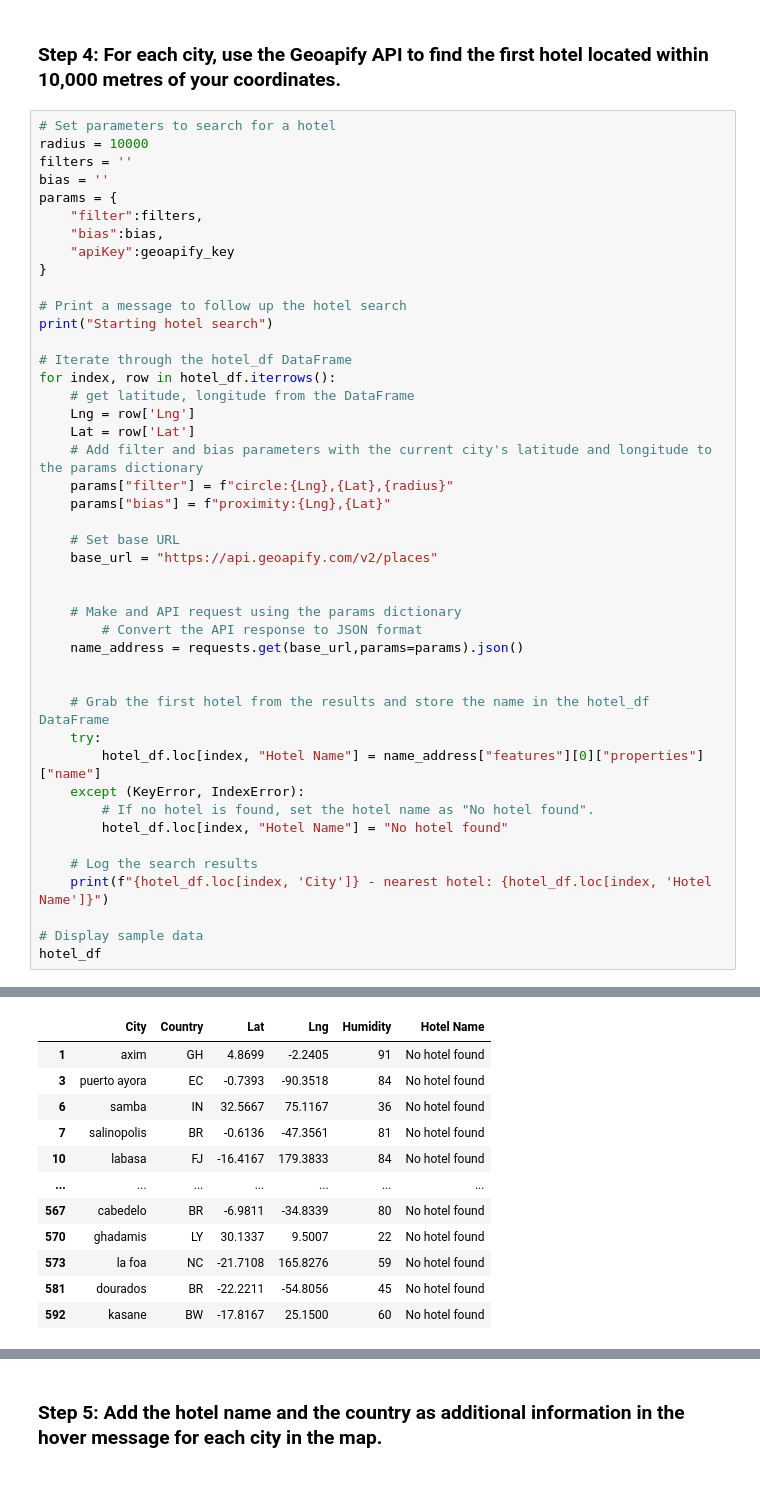
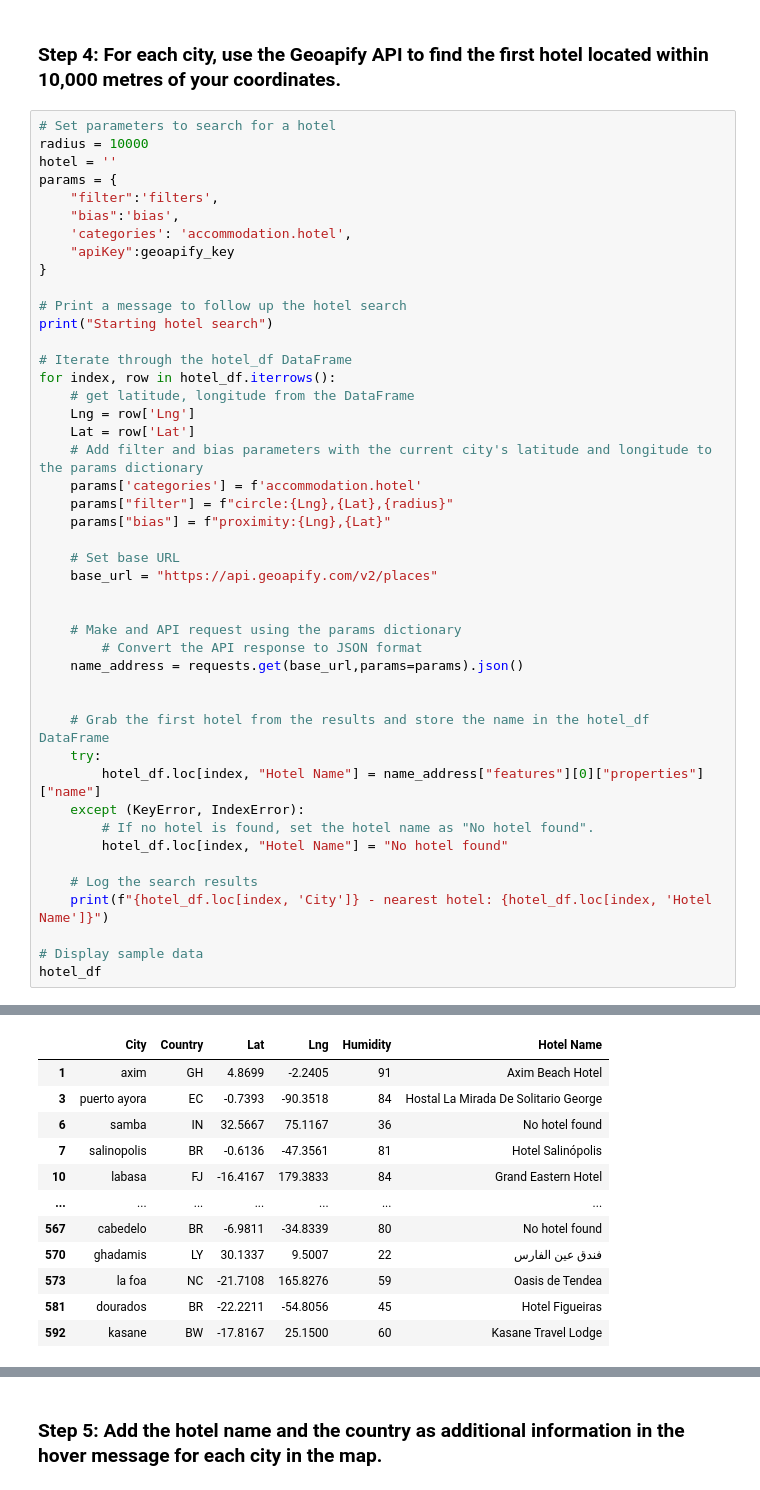
Before and after one commit to xDavidLNx/python-api-challenge, a Jupyter notebook: VacationPy/challenge_vac.ipynb, the cells around one changed output, grey strips where cells are left out. Cells and saved outputs as stored; diff of their text form.

```diff
--- a/VacationPy/challenge_vac.ipynb
+++ b/VacationPy/challenge_vac.ipynb
@@ -104,11 +104,11 @@ hotel_df
 # %%
 # Set parameters to search for a hotel
 radius = 10000
-filters = ''
-bias = ''
+hotel = ''
 params = {
-    "filter":filters,
-    "bias":bias,
+    "filter":'filters',
+    "bias":'bias',
+    'categories': 'accommodation.hotel',
     "apiKey":geoapify_key
 }
 
@@ -121,6 +121,7 @@ for index, row in hotel_df.iterrows():
     Lng = row['Lng']
     Lat = row['Lat']
     # Add filter and bias parameters with the current city's latitude and longitude to the params dictionary
+    params['categories'] = f'accommodation.hotel'
     params["filter"] = f"circle:{Lng},{Lat},{radius}"
     params["bias"] = f"proximity:{Lng},{Lat}"
 
@@ -166,15 +167,15 @@ kasane - nearest hotel: No hotel found
 |  | City | Country | Lat | Lng | Humidity | Hotel Name |
-| 1 | axim | GH | 4.8699 | -2.2405 | 91 | No hotel found |
-| 3 | puerto ayora | EC | -0.7393 | -90.3518 | 84 | No hotel found |
+| 1 | axim | GH | 4.8699 | -2.2405 | 91 | Axim Beach Hotel |
+| 3 | puerto ayora | EC | -0.7393 | -90.3518 | 84 | Hostal La Mirada De Solitario George |
 | 6 | samba | IN | 32.5667 | 75.1167 | 36 | No hotel found |
-| 7 | salinopolis | BR | -0.6136 | -47.3561 | 81 | No hotel found |
-| 10 | labasa | FJ | -16.4167 | 179.3833 | 84 | No hotel found |
+| 7 | salinopolis | BR | -0.6136 | -47.3561 | 81 | Hotel Salinópolis |
+| 10 | labasa | FJ | -16.4167 | 179.3833 | 84 | Grand Eastern Hotel |
 | ... | ... | ... | ... | ... | ... | ... |
 | 567 | cabedelo | BR | -6.9811 | -34.8339 | 80 | No hotel found |
-| 570 | ghadamis | LY | 30.1337 | 9.5007 | 22 | No hotel found |
-| 573 | la foa | NC | -21.7108 | 165.8276 | 59 | No hotel found |
-| 581 | dourados | BR | -22.2211 | -54.8056 | 45 | No hotel found |
-| 592 | kasane | BW | -17.8167 | 25.1500 | 60 | No hotel found |
+| 570 | ghadamis | LY | 30.1337 | 9.5007 | 22 | فندق عين الفارس |
+| 573 | la foa | NC | -21.7108 | 165.8276 | 59 | Oasis de Tendea |
+| 581 | dourados | BR | -22.2211 | -54.8056 | 45 | Hotel Figueiras |
+| 592 | kasane | BW | -17.8167 | 25.1500 | 60 | Kasane Travel Lodge |
 159 rows × 6 columns
 # %% [markdown]
 ### Step 5: Add the hotel name and the country as additional information in the hover message for each city in the map.
```
Also changed, not shown: parts of 1 cell of this notebook, 14 other files.
